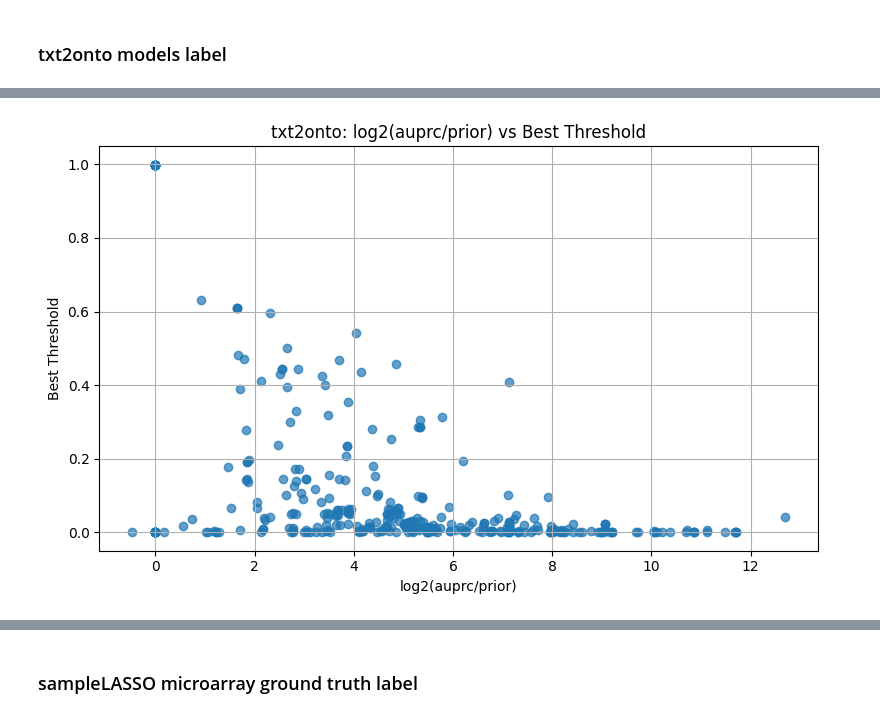
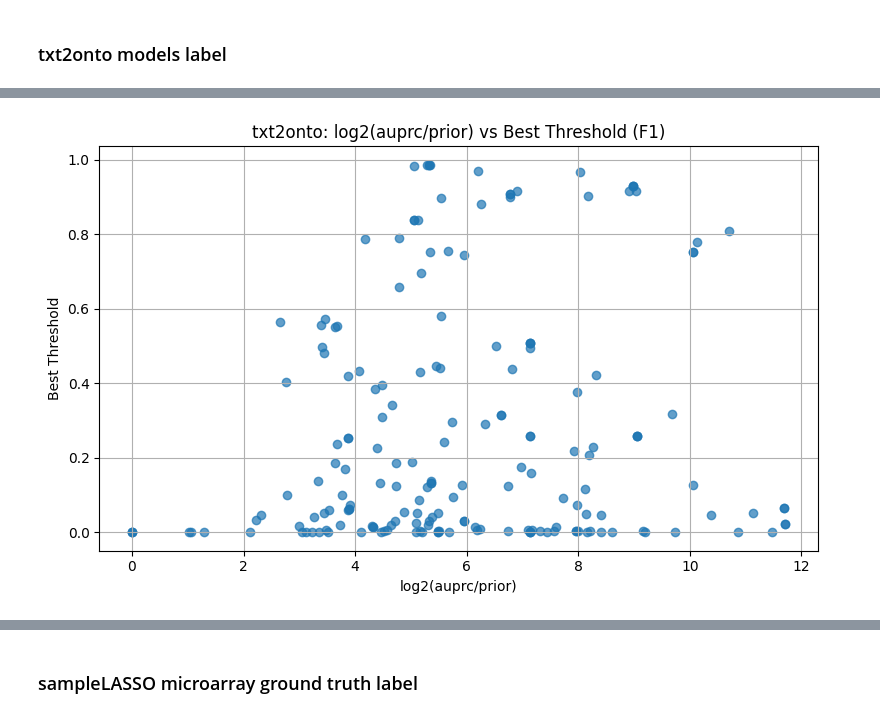
Before and after one commit to phicks22/txt2onto_prediction_workflow, a Jupyter notebook: notebook/2025-06-26__sampleLASSO_microarray_description_txt2onto_pred_annotation_exploration.ipynb, the cells around one changed output, grey strips where cells are left out. Saved outputs shown, nothing was run; the diff lists cells and outputs as text; code cells hidden in the pictures.

```diff
--- a/notebook/2025-06-26__sampleLASSO_microarray_description_txt2onto_pred_annotation_exploration.ipynb
+++ b/notebook/2025-06-26__sampleLASSO_microarray_description_txt2onto_pred_annotation_exploration.ipynb
@@ -7,11 +7,13 @@ import matplotlib.pyplot as plt
 prior_df = pd.read_csv("../data/true_label__inst_type=sample__task=tissue.csv.gz", compression="gzip", sep=",")
 ic_df = pd.read_csv("../data/UBERON_IC.csv", sep=",")
 log2auprc_df = pd.read_csv("../data/tissue_model_stats.csv", sep=",")
-best_th_df = pd.read_csv("../data/mcc_f1_best_threshold.csv", sep = "\t")
-samplelasso_label = pd.read_csv("../data/sampleLASSO_labels_prior_pos_predpos.csv", sep=",")
+best_th_df_f1 = pd.read_csv("../results/f1.0_best_threshold.csv", sep = "\t")
+samplelasso_label_f1 = pd.read_csv("../results/sampleLASSO_labels_prior_pos_predpos_f1.csv", sep=",")
+best_th_df_f05 = pd.read_csv("../results/f0.5_best_threshold.csv", sep = "\t")
+samplelasso_label_f05 = pd.read_csv("../results/sampleLASSO_labels_prior_pos_predpos_f05.csv", sep=",")
 # %%
-# best threshold
-best_th_df = best_th_df[best_th_df["task"] != "task"].reset_index(drop = True)
-best_th_df["best_thresold"] = pd.to_numeric(best_th_df["best_threshold"], errors="coerce")
-best_th_df.head()
+# f1: best threshold
+best_th_df_f1 = best_th_df_f1[best_th_df_f1["task"] != "task"].reset_index(drop = True)
+best_th_df_f1["best_threshold"] = pd.to_numeric(best_th_df_f1["best_threshold"], errors="coerce")
+best_th_df_f1.head()
 # %% [output]
@@ -61,7 +103,7 @@ prior = []
 ic = []
 pos = []
 auprcprior = []
-for i in best_th_df["task"]:
+for i in best_th_df_f1["task"]:
     prior_df_sub = prior_df[["Unnamed: 0", i]]
     prior_df_sub = prior_df_sub[(prior_df_sub != 0).all(axis=1)]
     prior_df_sub[i] = prior_df_sub[i].replace(-1, 0)
@@ -72,3 +114,7 @@ for i in best_th_df["task"]:
     pos.append(pos_value)
     auprc_value = log2auprc_df.loc[log2auprc_df['ID'] == i, 'log2(auprc/prior)'].values[0]
     auprcprior.append(auprc_value)
+
+# data used to train txt2onto
+txt2onto_label_f1 = pd.DataFrame({"task": best_th_df_f1["task"], "best_threshold": best_th_df_f1["best_threshold"], "prior": prior, "ic": ic, "num_of_pos": pos, "log2(auprc/prior)": auprcprior})
+txt2onto_label_f1
@@ -141,16 +301,16 @@ plt.show()
 # %%
 plt.figure(figsize=(8, 5))
-plt.scatter(txt2onto_label['log2(auprc/prior)'], txt2onto_label['best_threshold'], alpha = 0.7)
+plt.scatter(txt2onto_label_f1['log2(auprc/prior)'], txt2onto_label_f1['best_threshold'], alpha = 0.7)
 
 # Fit a linear regression line
-#m, b = np.polyfit(txt2onto_label['log2(auprc/prior)'], txt2onto_label['best_threshold'], 1)
-#plt.plot(txt2onto_label['log2(auprc/prior)'], m * txt2onto_label['log2(auprc/prior)'] + b, color='blue', label='Regression line')
+#m, b = np.polyfit(txt2onto_label_f1['log2(auprc/prior)'], txt2onto_label_f1['best_threshold'], 1)
+#plt.plot(txt2onto_label_f1['log2(auprc/prior)'], m * txt2onto_label_f1['log2(auprc/prior)'] + b, color='blue', label='Regression line')
 
 plt.xlabel('log2(auprc/prior)')
 plt.ylabel('Best Threshold')
-plt.title('txt2onto: log2(auprc/prior) vs Best Threshold')
+plt.title('txt2onto: log2(auprc/prior) vs Best Threshold (F1)')
 plt.grid(True)
 plt.tight_layout()
 plt.show()
 # %% [output]
-[figure, old version]
+[figure, new version]
```
Also changed, not shown: parts of 33 cells of this notebook.
